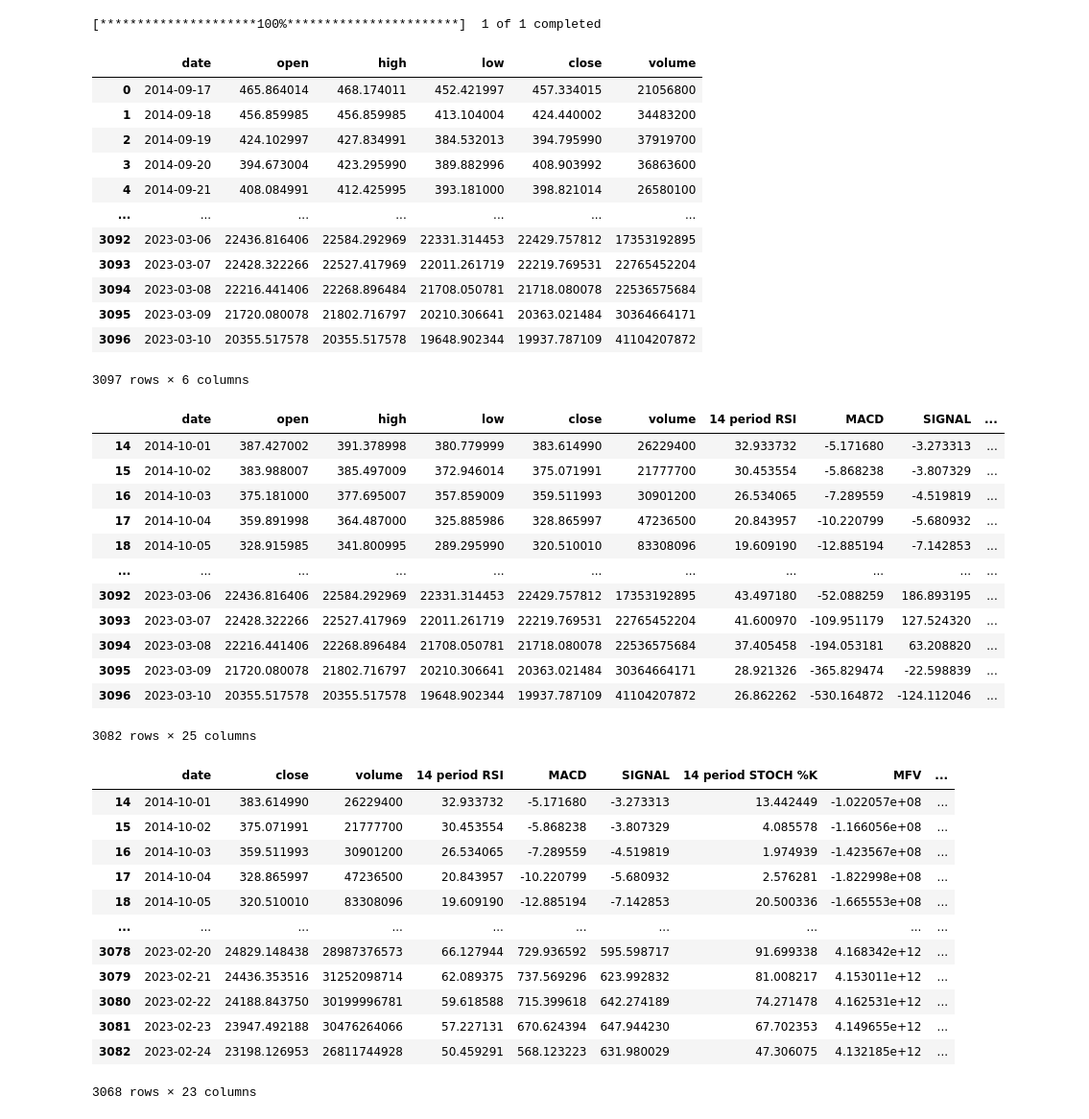
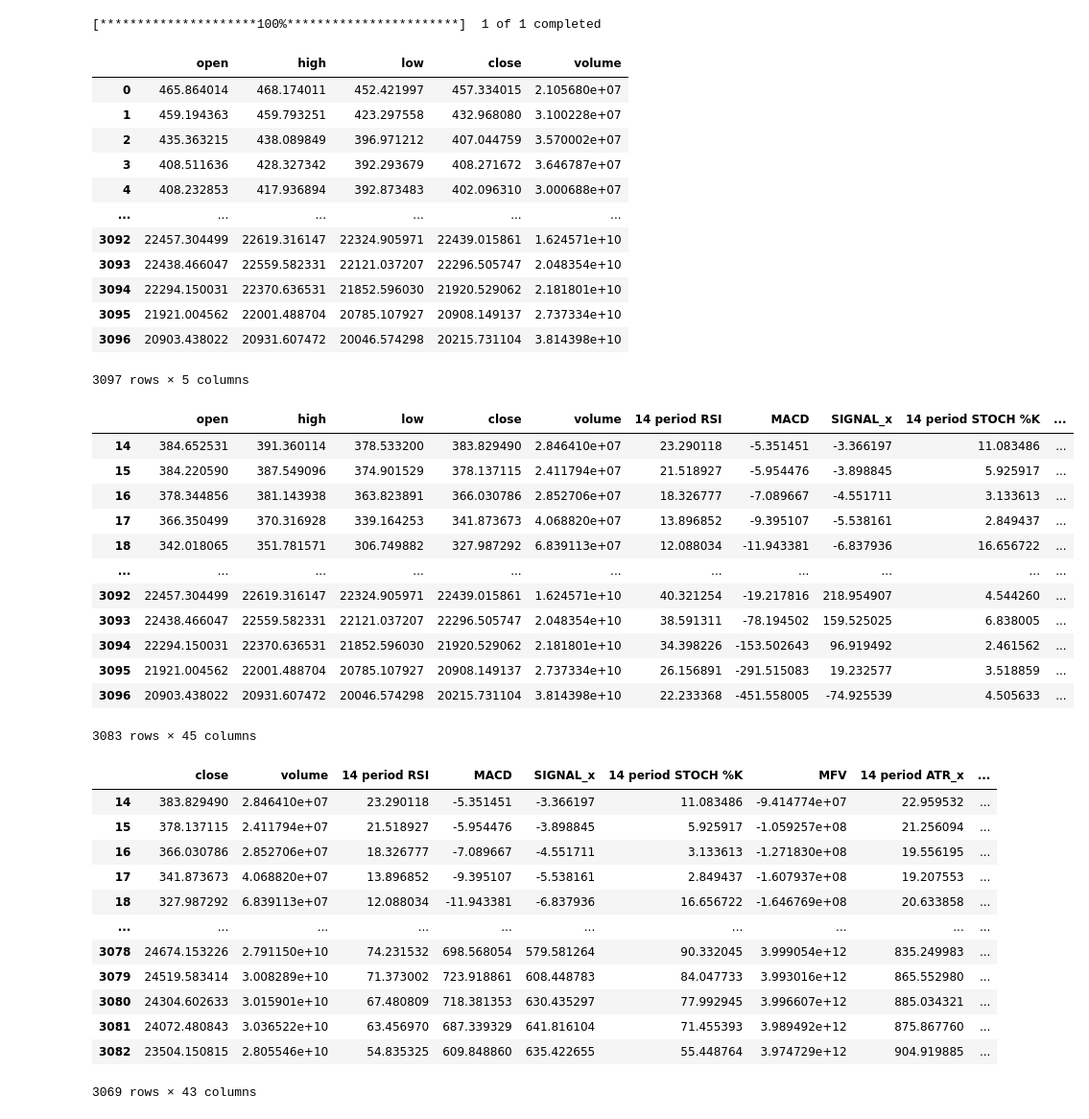
Before and after one commit to hristo-darlyanov/CryptoTradingMLPredictor, a Jupyter notebook: prediction.ipynb, the cells around one changed output. Shown: that part at 96% size. Cells and saved outputs as stored; diff of their text form; code cells hidden in the pictures.

```diff
--- a/prediction.ipynb
+++ b/prediction.ipynb
@@ -33,54 +33,55 @@ warnings.filterwarnings('ignore')
 df = getTickerData(ticker="btc-usd", period="max", interval="1d")
 df.drop(columns={'Adj Close'}, inplace=True)
 df.rename(columns={'Date':'date', 'Open':'open', 'High':'high','Low':'low', 'Close':'close', 'Volume':'volume'}, inplace=True)
+df = exponential_smooth(df, 0.65)
 df
 # %% [output]
 [*********************100%***********************]  1 of 1 completed
-|  | date | open | high | low | close | volume |
-| 0 | 2014-09-17 | 465.864014 | 468.174011 | 452.421997 | 457.334015 | 21056800 |
-| 1 | 2014-09-18 | 456.859985 | 456.859985 | 413.104004 | 424.440002 | 34483200 |
-| 2 | 2014-09-19 | 424.102997 | 427.834991 | 384.532013 | 394.795990 | 37919700 |
-| 3 | 2014-09-20 | 394.673004 | 423.295990 | 389.882996 | 408.903992 | 36863600 |
-| 4 | 2014-09-21 | 408.084991 | 412.425995 | 393.181000 | 398.821014 | 26580100 |
-| ... | ... | ... | ... | ... | ... | ... |
-| 3092 | 2023-03-06 | 22436.816406 | 22584.292969 | 22331.314453 | 22429.757812 | 17353192895 |
-| 3093 | 2023-03-07 | 22428.322266 | 22527.417969 | 22011.261719 | 22219.769531 | 22765452204 |
-| 3094 | 2023-03-08 | 22216.441406 | 22268.896484 | 21708.050781 | 21718.080078 | 22536575684 |
-| 3095 | 2023-03-09 | 21720.080078 | 21802.716797 | 20210.306641 | 20363.021484 | 30364664171 |
-| 3096 | 2023-03-10 | 20355.517578 | 20355.517578 | 19648.902344 | 19937.787109 | 41104207872 |
+|  | open | high | low | close | volume |
+| 0 | 465.864014 | 468.174011 | 452.421997 | 457.334015 | 2.105680e+07 |
+| 1 | 459.194363 | 459.793251 | 423.297558 | 432.968080 | 3.100228e+07 |
+| 2 | 435.363215 | 438.089849 | 396.971212 | 407.044759 | 3.570002e+07 |
+| 3 | 408.511636 | 428.327342 | 392.293679 | 408.271672 | 3.646787e+07 |
+| 4 | 408.232853 | 417.936894 | 392.873483 | 402.096310 | 3.000688e+07 |
+| ... | ... | ... | ... | ... | ... |
+| 3092 | 22457.304499 | 22619.316147 | 22324.905971 | 22439.015861 | 1.624571e+10 |
+| 3093 | 22438.466047 | 22559.582331 | 22121.037207 | 22296.505747 | 2.048354e+10 |
+| 3094 | 22294.150031 | 22370.636531 | 21852.596030 | 21920.529062 | 2.181801e+10 |
+| 3095 | 21921.004562 | 22001.488704 | 20785.107927 | 20908.149137 | 2.737334e+10 |
+| 3096 | 20903.438022 | 20931.607472 | 20046.574298 | 20215.731104 | 3.814398e+10 |
-3097 rows × 6 columns
+3097 rows × 5 columns
 # %%
-indicators = ['SMA', 'EMA', 'HMA', 'RSI', 'MACD', 'BBANDS']
+indicators = ['RSI', 'MACD', 'STOCH','ADL', 'ATR', 'MOM', 'MFI', 'ROC', 'OBV', 'CCI', 'EMV', 'VORTEX', 'VAMA', 'ZLEMA', 'VWAP', 'PPO', 'ATR', 'DMI', 'PIVOT_FIB', 'CFI', 'WTO']
 df = getTickerIndicatorData(df, indicators, dropna=True)
 df
 # %% [output]
-|  | date | open | high | low | close | volume | 14 period RSI | MACD | SIGNAL | ... |
-| 14 | 2014-10-01 | 387.427002 | 391.378998 | 380.779999 | 383.614990 | 26229400 | 32.933732 | -5.171680 | -3.273313 | ... |
-| 15 | 2014-10-02 | 383.988007 | 385.497009 | 372.946014 | 375.071991 | 21777700 | 30.453554 | -5.868238 | -3.807329 | ... |
-| 16 | 2014-10-03 | 375.181000 | 377.695007 | 357.859009 | 359.511993 | 30901200 | 26.534065 | -7.289559 | -4.519819 | ... |
-| 17 | 2014-10-04 | 359.891998 | 364.487000 | 325.885986 | 328.865997 | 47236500 | 20.843957 | -10.220799 | -5.680932 | ... |
-| 18 | 2014-10-05 | 328.915985 | 341.800995 | 289.295990 | 320.510010 | 83308096 | 19.609190 | -12.885194 | -7.142853 | ... |
+|  | open | high | low | close | volume | 14 period RSI | MACD | SIGNAL_x | 14 period STOCH %K | ... |
+| 14 | 384.652531 | 391.360114 | 378.533200 | 383.829490 | 2.846410e+07 | 23.290118 | -5.351451 | -3.366197 | 11.083486 | ... |
+| 15 | 384.220590 | 387.549096 | 374.901529 | 378.137115 | 2.411794e+07 | 21.518927 | -5.954476 | -3.898845 | 5.925917 | ... |
+| 16 | 378.344856 | 381.143938 | 363.823891 | 366.030786 | 2.852706e+07 | 18.326777 | -7.089667 | -4.551711 | 3.133613 | ... |
+| 17 | 366.350499 | 370.316928 | 339.164253 | 341.873673 | 4.068820e+07 | 13.896852 | -9.395107 | -5.538161 | 2.849437 | ... |
+| 18 | 342.018065 | 351.781571 | 306.749882 | 327.987292 | 6.839113e+07 | 12.088034 | -11.943381 | -6.837936 | 16.656722 | ... |
 | ... | ... | ... | ... | ... | ... | ... | ... | ... | ... | ... |
-| 3092 | 2023-03-06 | 22436.816406 | 22584.292969 | 22331.314453 | 22429.757812 | 17353192895 | 43.497180 | -52.088259 | 186.893195 | ... |
-| 3093 | 2023-03-07 | 22428.322266 | 22527.417969 | 22011.261719 | 22219.769531 | 22765452204 | 41.600970 | -109.951179 | 127.524320 | ... |
-| 3094 | 2023-03-08 | 22216.441406 | 22268.896484 | 21708.050781 | 21718.080078 | 22536575684 | 37.405458 | -194.053181 | 63.208820 | ... |
-| 3095 | 2023-03-09 | 21720.080078 | 21802.716797 | 20210.306641 | 20363.021484 | 30364664171 | 28.921326 | -365.829474 | -22.598839 | ... |
-| 3096 | 2023-03-10 | 20355.517578 | 20355.517578 | 19648.902344 | 19937.787109 | 41104207872 | 26.862262 | -530.164872 | -124.112046 | ... |
+| 3092 | 22457.304499 | 22619.316147 | 22324.905971 | 22439.015861 | 1.624571e+10 | 40.321254 | -19.217816 | 218.954907 | 4.544260 | ... |
+| 3093 | 22438.466047 | 22559.582331 | 22121.037207 | 22296.505747 | 2.048354e+10 | 38.591311 | -78.194502 | 159.525025 | 6.838005 | ... |
+| 3094 | 22294.150031 | 22370.636531 | 21852.596030 | 21920.529062 | 2.181801e+10 | 34.398226 | -153.502643 | 96.919492 | 2.461562 | ... |
+| 3095 | 21921.004562 | 22001.488704 | 20785.107927 | 20908.149137 | 2.737334e+10 | 26.156891 | -291.515083 | 19.232577 | 3.518859 | ... |
+| 3096 | 20903.438022 | 20931.607472 | 20046.574298 | 20215.731104 | 3.814398e+10 | 22.233368 | -451.558005 | -74.925539 | 4.505633 | ... |
-3082 rows × 25 columns
+3083 rows × 45 columns
 # %%
 df2 = produce_prediction(df, 14, dropna=True, removeohl=True)
 df2
 # %% [output]
-|  | date | close | volume | 14 period RSI | MACD | SIGNAL | 14 period STOCH %K | MFV | ... |
-| 14 | 2014-10-01 | 383.614990 | 26229400 | 32.933732 | -5.171680 | -3.273313 | 13.442449 | -1.022057e+08 | ... |
-| 15 | 2014-10-02 | 375.071991 | 21777700 | 30.453554 | -5.868238 | -3.807329 | 4.085578 | -1.166056e+08 | ... |
-| 16 | 2014-10-03 | 359.511993 | 30901200 | 26.534065 | -7.289559 | -4.519819 | 1.974939 | -1.423567e+08 | ... |
-| 17 | 2014-10-04 | 328.865997 | 47236500 | 20.843957 | -10.220799 | -5.680932 | 2.576281 | -1.822998e+08 | ... |
-| 18 | 2014-10-05 | 320.510010 | 83308096 | 19.609190 | -12.885194 | -7.142853 | 20.500336 | -1.665553e+08 | ... |
+|  | close | volume | 14 period RSI | MACD | SIGNAL_x | 14 period STOCH %K | MFV | 14 period ATR_x | ... |
+| 14 | 383.829490 | 2.846410e+07 | 23.290118 | -5.351451 | -3.366197 | 11.083486 | -9.414774e+07 | 22.959532 | ... |
+| 15 | 378.137115 | 2.411794e+07 | 21.518927 | -5.954476 | -3.898845 | 5.925917 | -1.059257e+08 | 21.256094 | ... |
+| 16 | 366.030786 | 2.852706e+07 | 18.326777 | -7.089667 | -4.551711 | 3.133613 | -1.271830e+08 | 19.556195 | ... |
+| 17 | 341.873673 | 4.068820e+07 | 13.896852 | -9.395107 | -5.538161 | 2.849437 | -1.607937e+08 | 19.207553 | ... |
+| 18 | 327.987292 | 6.839113e+07 | 12.088034 | -11.943381 | -6.837936 | 16.656722 | -1.646769e+08 | 20.633858 | ... |
 | ... | ... | ... | ... | ... | ... | ... | ... | ... | ... |
-| 3078 | 2023-02-20 | 24829.148438 | 28987376573 | 66.127944 | 729.936592 | 595.598717 | 91.699338 | 4.168342e+12 | ... |
-| 3079 | 2023-02-21 | 24436.353516 | 31252098714 | 62.089375 | 737.569296 | 623.992832 | 81.008217 | 4.153011e+12 | ... |
-| 3080 | 2023-02-22 | 24188.843750 | 30199996781 | 59.618588 | 715.399618 | 642.274189 | 74.271478 | 4.162531e+12 | ... |
-| 3081 | 2023-02-23 | 23947.492188 | 30476264066 | 57.227131 | 670.624394 | 647.944230 | 67.702353 | 4.149655e+12 | ... |
-| 3082 | 2023-02-24 | 23198.126953 | 26811744928 | 50.459291 | 568.123223 | 631.980029 | 47.306075 | 4.132185e+12 | ... |
+| 3078 | 24674.153226 | 2.791150e+10 | 74.231532 | 698.568054 | 579.581264 | 90.332045 | 3.999054e+12 | 835.249983 | ... |
+| 3079 | 24519.583414 | 3.008289e+10 | 71.373002 | 723.918861 | 608.448783 | 84.047733 | 3.993016e+12 | 865.552980 | ... |
+| 3080 | 24304.602633 | 3.015901e+10 | 67.480809 | 718.381353 | 630.435297 | 77.992945 | 3.996607e+12 | 885.034321 | ... |
+| 3081 | 24072.480843 | 3.036522e+10 | 63.456970 | 687.339329 | 641.816104 | 71.455393 | 3.989492e+12 | 875.867760 | ... |
+| 3082 | 23504.150815 | 2.805546e+10 | 54.835325 | 609.848860 | 635.422655 | 55.448764 | 3.974729e+12 | 904.919885 | ... |
-3068 rows × 23 columns
+3069 rows × 43 columns
```
Also changed, not shown: parts of 7 cells of this notebook.
